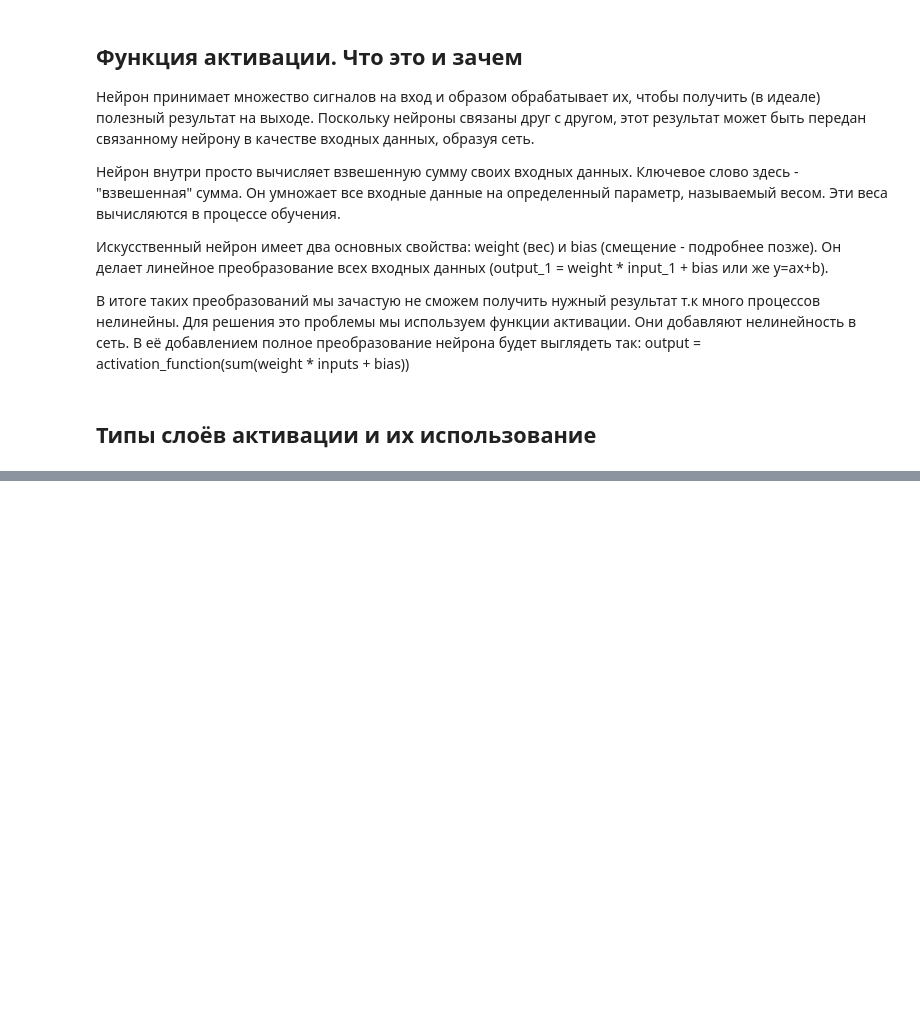
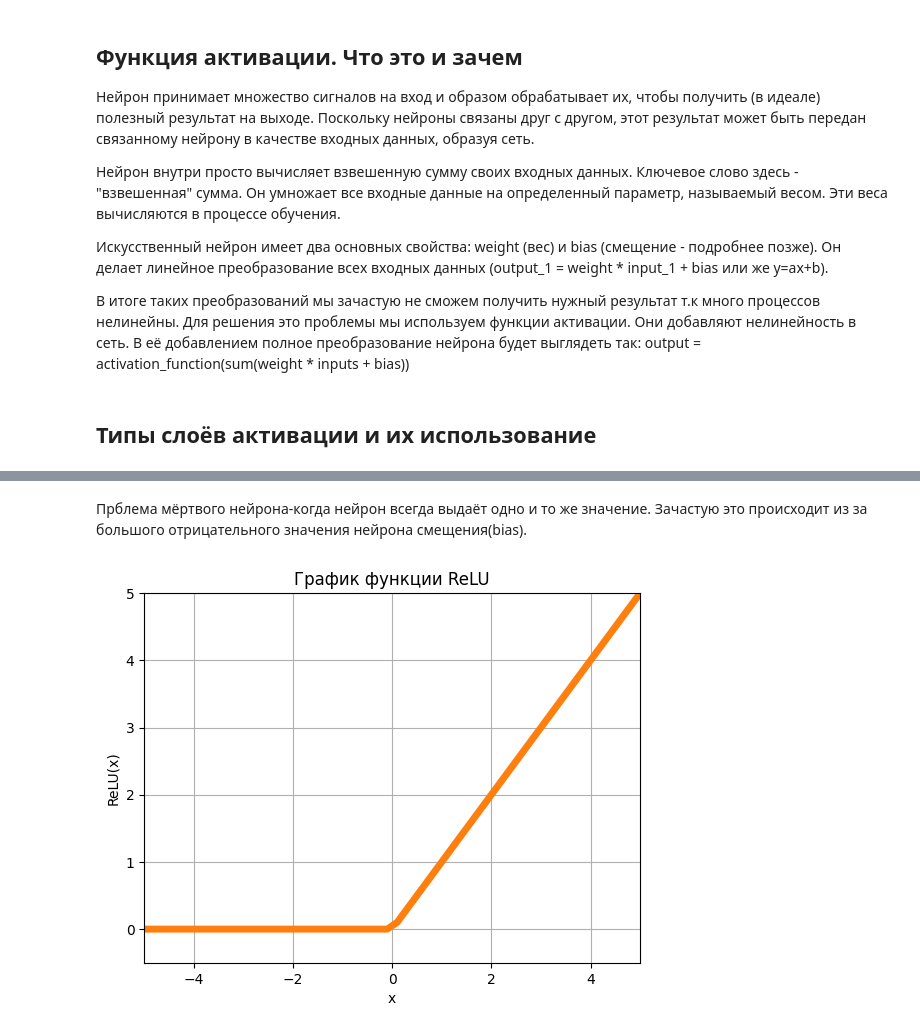
Before and after one commit to ilay-group/Digit_Recognizer-Kaggle-, a Jupyter notebook: Функции активации.ipynb, the cells around one changed output, grey strips where cells are left out. Cells and saved outputs as stored; diff of their text form; code cells hidden in the pictures; blank space fills up the shorter version.

```diff
--- a/Функции активации.ipynb
+++ b/Функции активации.ipynb
@@ -23,0 +70,31 @@ output = activation_function(sum(weight * inputs + bias))
+# %% [markdown]
+Прблема мёртвого нейрона-когда нейрон всегда выдаёт одно и то же значение. Зачастую это происходит из за большого отрицательного значения нейрона смещения(bias).
+# %%
+###############График ReLU
+import numpy as np
+import matplotlib.pyplot as plt
+
+# Задаем параметры сигмоиды
+x = np.linspace(-100, 100, 1000)
+y = np.maximum(x, 0)
+
+# Строим график
+plt.plot(x, y)
+
+# Настраиваем оси координат и заголовок
+plt.xlabel('x')
+plt.ylabel('ReLU(x)')
+plt.title('График функции ReLU')
+
+# Настраиваем значения осей координат
+plt.xlim(-5, 5)
+plt.ylim(-0.5, 5)
+
+# Строим график, настраиваем ширину линии и добавляем сетку
+plt.plot(x, y, linewidth=5)
+plt.grid(True)
+
+# Отображаем график
+plt.show()
+# %% [output]
+[figure, added]
```
Also changed, not shown: parts of 18 cells of this notebook, 1 other file.
